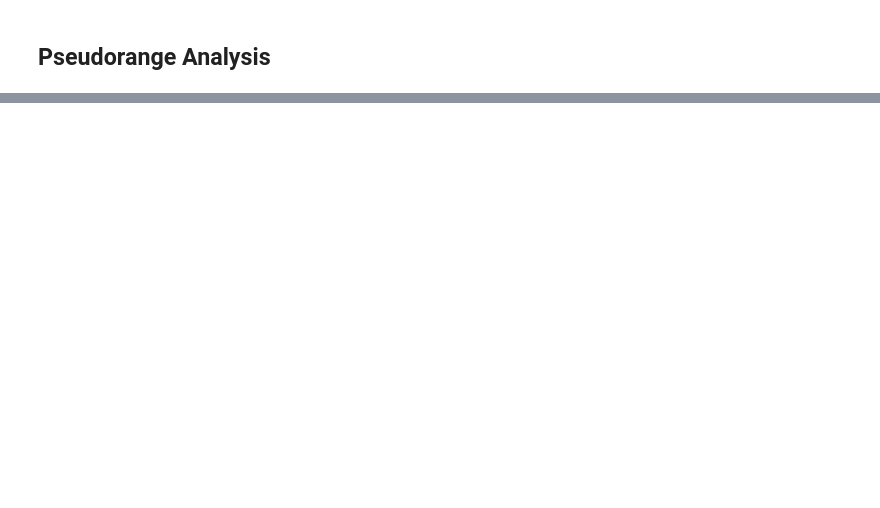
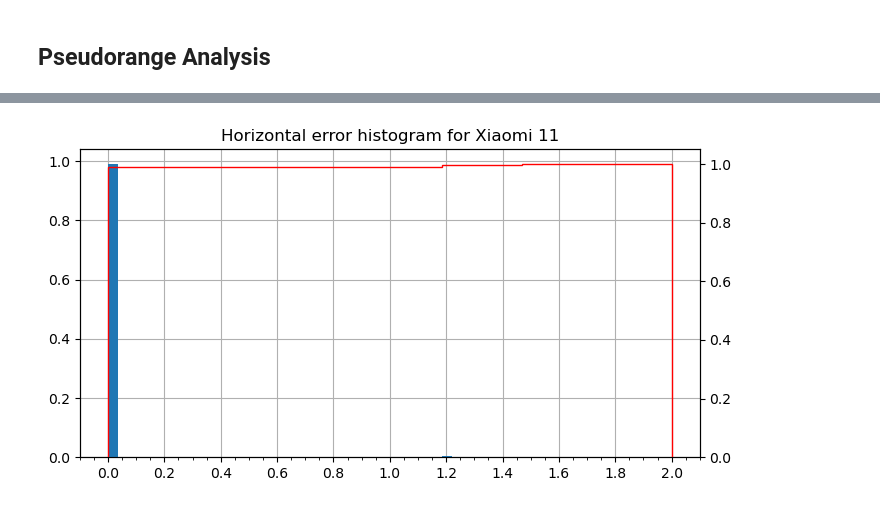
Before and after one commit to agrenier-gnss/MimirAnalyzer, a Jupyter notebook: GNSS.ipynb, the cells around one changed output, grey strips where cells are left out. Saved outputs shown, nothing was run; the diff lists cells and outputs as text; code cells hidden in the pictures; blank space fills up the shorter version.

```diff
--- a/GNSS.ipynb
+++ b/GNSS.ipynb
@@ -74,0 +68,24 @@ for sat in sats:
+# %%
+def convert2ENU(lat, lon, alt, ref):
+    east, north, up = pm.geodetic2enu(lat, lon, alt, ref[0], ref[1], ref[2])
+    return {"east":east, "north":north, "up":up}
+
+def getHorizontalError(north, east):
+    error = np.sqrt(north**2 + east**2)
+    return {"2D_error":error}
+# %%
+
+pos = log.fix.loc[log.fix['provider'].isin(['GPS']), ['datetime', 'latitude', 'longitude', 'altitude']]
+pos = pos.set_index('datetime')
+
+pos = pos.loc[time_range[0]:time_range[1]]
+
+ref_enu = [pos['latitude'].mean(), pos['longitude'].mean(), pos['altitude'].mean()]
+
+pos[["east", "north", "up"]] = pos.apply(
+    lambda row: convert2ENU(row['latitude'], row['longitude'], row['altitude'], ref_enu),
+    axis='columns', result_type='expand')
+
+#plotEN_pyplot(pos, 0.5)
+
+pos
@@ -74,0 +107,10 @@ for sat in sats:
+# %%
+#plot_hist_pyplot(pos, 'east', lim=np.max(np.abs(ts[data_name])))
+
+pos[["2D_error"]] = pos.apply(
+    lambda row: getHorizontalError(row['north'], row['east']),
+    axis='columns', result_type='expand')
+
+plot_hist_pyplot(pos, '2D_error', lim=2, title=f'Horizontal error histogram for {deviceName}')
+# %% [output]
+[figure, added]
```
Also changed, not shown: parts of 6 cells of this notebook, 3 other files.
